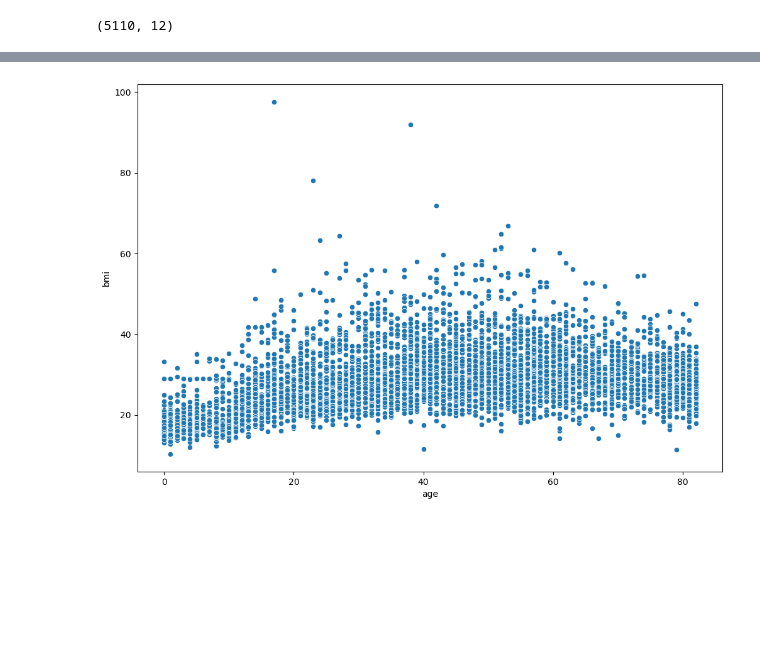
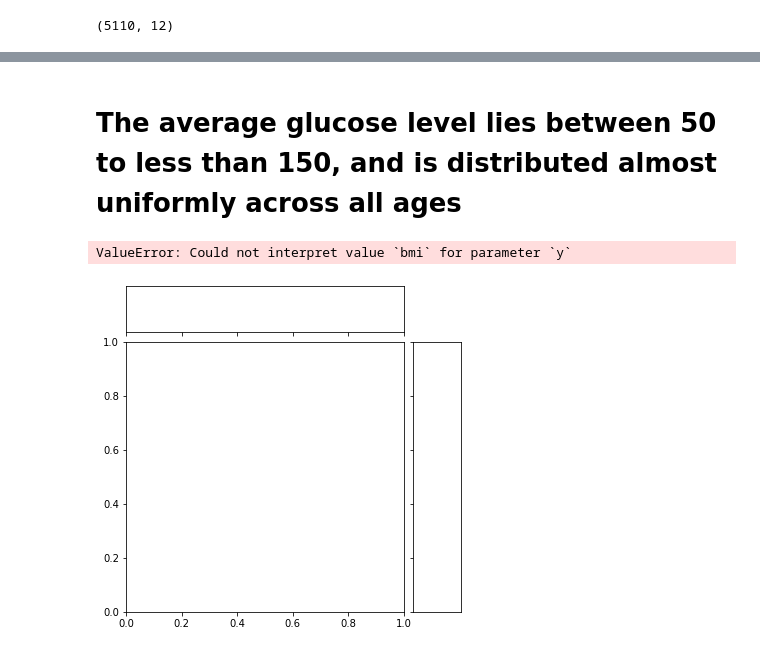
Before and after one commit to FridaOyucho/Stroke_Data_Analysis, a Jupyter notebook: Stroke_Data_Analysis.ipynb, the cells around one changed output, grey strips where cells are left out. Cells and saved outputs as stored; diff of their text form; code cells hidden in the pictures; blank space fills up the shorter version.

```diff
--- a/Stroke_Data_Analysis.ipynb
+++ b/Stroke_Data_Analysis.ipynb
@@ -435,10 +458,8 @@ sns.displot(df2, x='age', y= 'avg_glucose_level')
+# %% [markdown]
+# The average glucose level lies between 50 to less than 150, and is distributed almost uniformly across all ages
 # %%
-# import matplotlib.pyplot as plt
 # Checking bmi distribution across different ages.
-#sns.distplot(df2, x='age', y= 'bmi')
-# plt.show()
-plt.figure(figsize=(12, 8))
-sns.scatterplot(x= 'age', y= 'bmi', data=df2)
-plt.show()
+sns.jointplot(df2, x='age', y= 'bmi')
 # %% [output]
+ValueError: Could not interpret value `bmi` for parameter `y`
-[figure, old version]
+[figure, new version]
```
Also changed, not shown: parts of 16 cells of this notebook.
